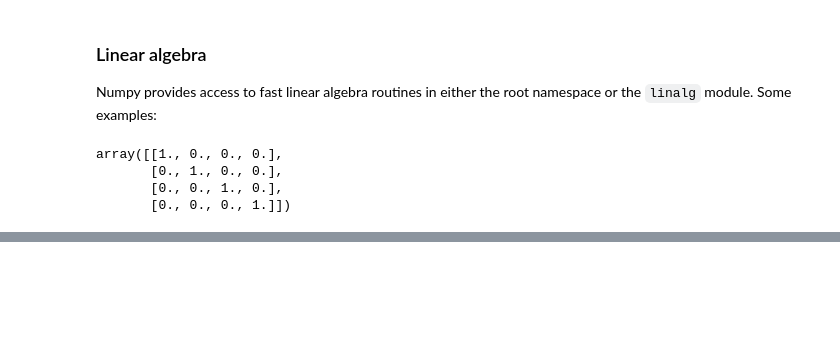
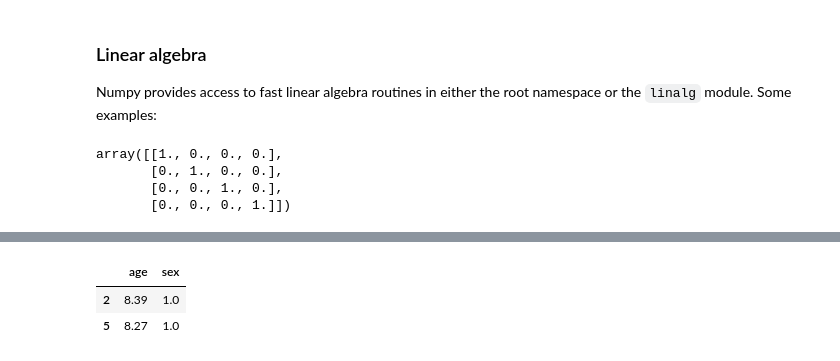
Before and after one commit to neurohackademy/nh2020-curriculum, a Jupyter notebook: tu-numpy-yarkoni/01-numpy-basics.ipynb, the cells around one changed output, grey strips where cells are left out. Cells and saved outputs as stored; diff of their text form; code cells hidden in the pictures; blank space fills up the shorter version.

```diff
--- a/tu-numpy-yarkoni/01-numpy-basics.ipynb
+++ b/tu-numpy-yarkoni/01-numpy-basics.ipynb
@@ -639,0 +703,7 @@ array([[150, 146],
+# %%
+# Select values at specific rows and columns
+data.loc[[2, 5], ['age', 'sex']]
+# %% [output]
+|  | age | sex |
+| 2 | 8.39 | 1.0 |
+| 5 | 8.27 | 1.0 |
```
Also changed, not shown: parts of 11 cells of this notebook, 2 other files.
